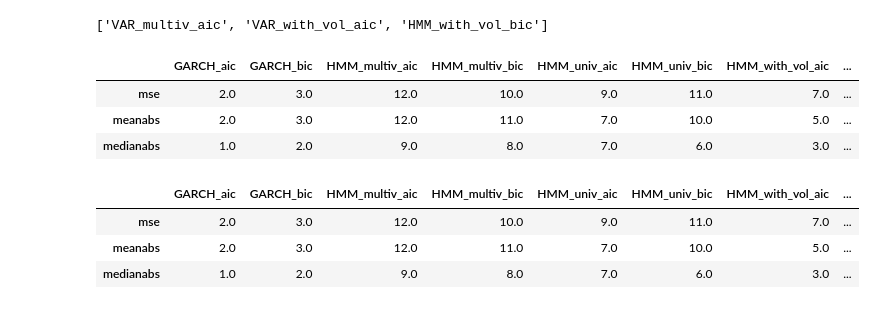
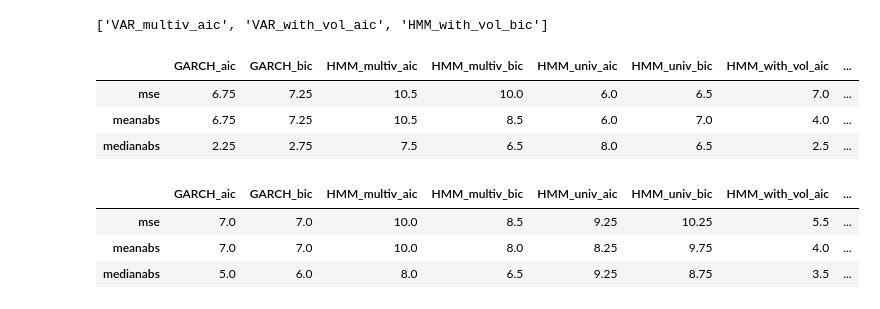
Before and after one commit to alfsn/regime-switching-hmm, a Jupyter notebook: notebooks/03a_Comparison.ipynb, the cells around one changed output. Drawn from its saved outputs; the diff is of its cells as text; code cells hidden in the pictures.

```diff
--- a/notebooks/03a_Comparison.ipynb
+++ b/notebooks/03a_Comparison.ipynb
@@ -253,16 +253,16 @@ agg_df.T.nsmallest(3, f"{criterion}").index.to_list()
 Best overall performance by mse
 ['VAR_multiv_aic', 'VAR_with_vol_aic', 'HMM_with_vol_bic']
 # %%
-agg_fx_df = create_agg_df(params["foreignlist"])
+agg_fx_df = create_agg_df(params["foreignlist"]+[params["synth_index"]])
 # %% [output]
 |  | GARCH_aic | GARCH_bic | HMM_multiv_aic | HMM_multiv_bic | HMM_univ_aic | HMM_univ_bic | HMM_with_vol_aic | ... |
-| mse | 2.0 | 3.0 | 12.0 | 10.0 | 9.0 | 11.0 | 7.0 | ... |
-| meanabs | 2.0 | 3.0 | 12.0 | 11.0 | 7.0 | 10.0 | 5.0 | ... |
-| medianabs | 1.0 | 2.0 | 9.0 | 8.0 | 7.0 | 6.0 | 3.0 | ... |
+| mse | 6.75 | 7.25 | 10.5 | 10.0 | 6.0 | 6.5 | 7.0 | ... |
+| meanabs | 6.75 | 7.25 | 10.5 | 8.5 | 6.0 | 7.0 | 4.0 | ... |
+| medianabs | 2.25 | 2.75 | 7.5 | 6.5 | 8.0 | 6.5 | 2.5 | ... |
 # %%
-agg_local_df = create_agg_df(params["foreignlist"])
+agg_local_df = create_agg_df(params["foreignlist"]+[params["index"]])
 # %% [output]
 |  | GARCH_aic | GARCH_bic | HMM_multiv_aic | HMM_multiv_bic | HMM_univ_aic | HMM_univ_bic | HMM_with_vol_aic | ... |
-| mse | 2.0 | 3.0 | 12.0 | 10.0 | 9.0 | 11.0 | 7.0 | ... |
-| meanabs | 2.0 | 3.0 | 12.0 | 11.0 | 7.0 | 10.0 | 5.0 | ... |
-| medianabs | 1.0 | 2.0 | 9.0 | 8.0 | 7.0 | 6.0 | 3.0 | ... |
+| mse | 7.0 | 7.0 | 10.0 | 8.5 | 9.25 | 10.25 | 5.5 | ... |
+| meanabs | 7.0 | 7.0 | 10.0 | 8.0 | 8.25 | 9.75 | 4.0 | ... |
+| medianabs | 5.0 | 6.0 | 8.0 | 6.5 | 9.25 | 8.75 | 3.5 | ... |
```
Also changed, not shown: parts of 1 cell of this notebook.
